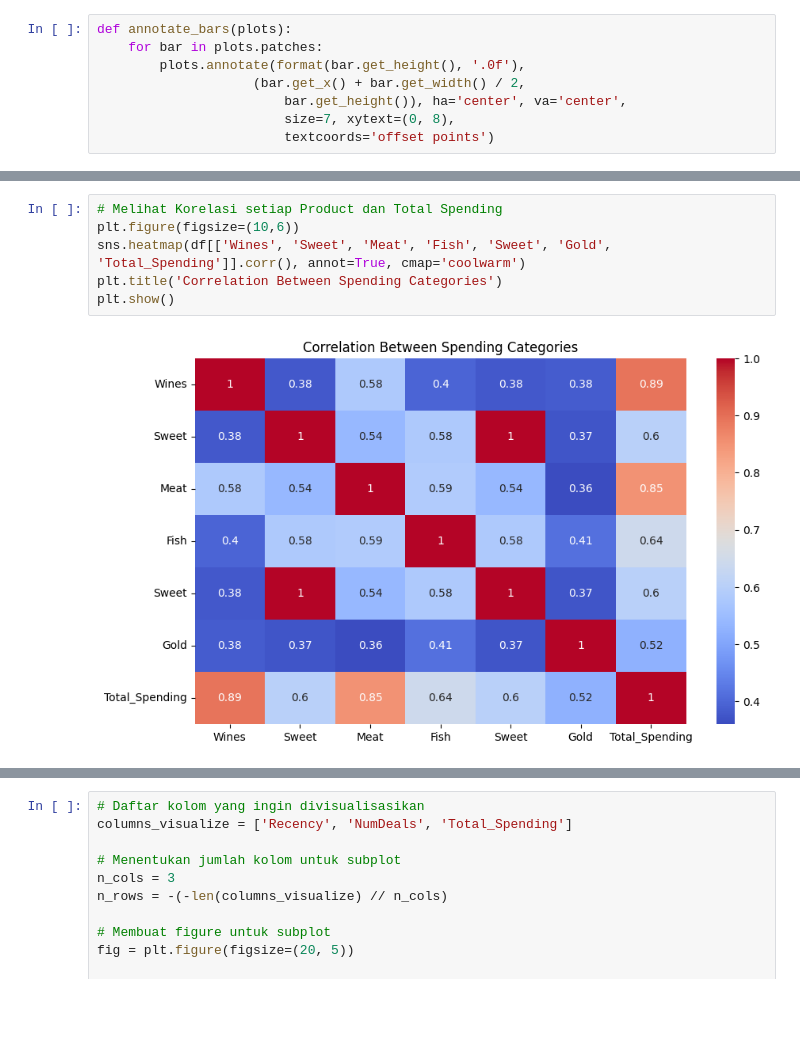
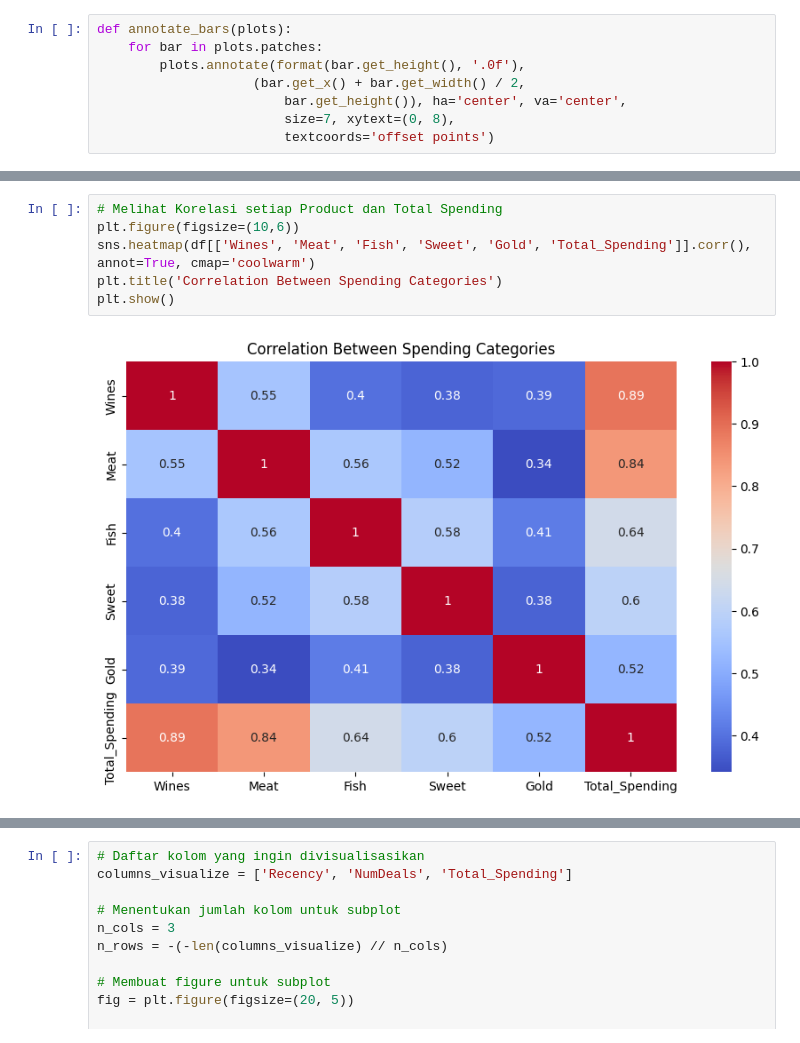
Before and after one commit to naufaya/Supermarket_Analysis, a Jupyter notebook: Data Analysis (Supermarket).ipynb, the cells around one changed output, grey strips where cells are left out. Drawn from its saved outputs; the diff is of its cells as text; blank space fills up the shorter version.

```diff
--- a/Data Analysis (Supermarket).ipynb
+++ b/Data Analysis (Supermarket).ipynb
@@ -117,8 +153,8 @@ dtype: int64
 # %%
 # Melihat Korelasi setiap Product dan Total Spending
 plt.figure(figsize=(10,6))
-sns.heatmap(df[['Wines', 'Sweet', 'Meat', 'Fish', 'Sweet', 'Gold', 'Total_Spending']].corr(), annot=True, cmap='coolwarm')
+sns.heatmap(df[['Wines', 'Meat', 'Fish', 'Sweet', 'Gold', 'Total_Spending']].corr(), annot=True, cmap='coolwarm')
 plt.title('Correlation Between Spending Categories')
 plt.show()
 # %% [output]
-[figure, old version]
+[figure, new version]
```
Also changed, not shown: parts of 49 cells of this notebook.
